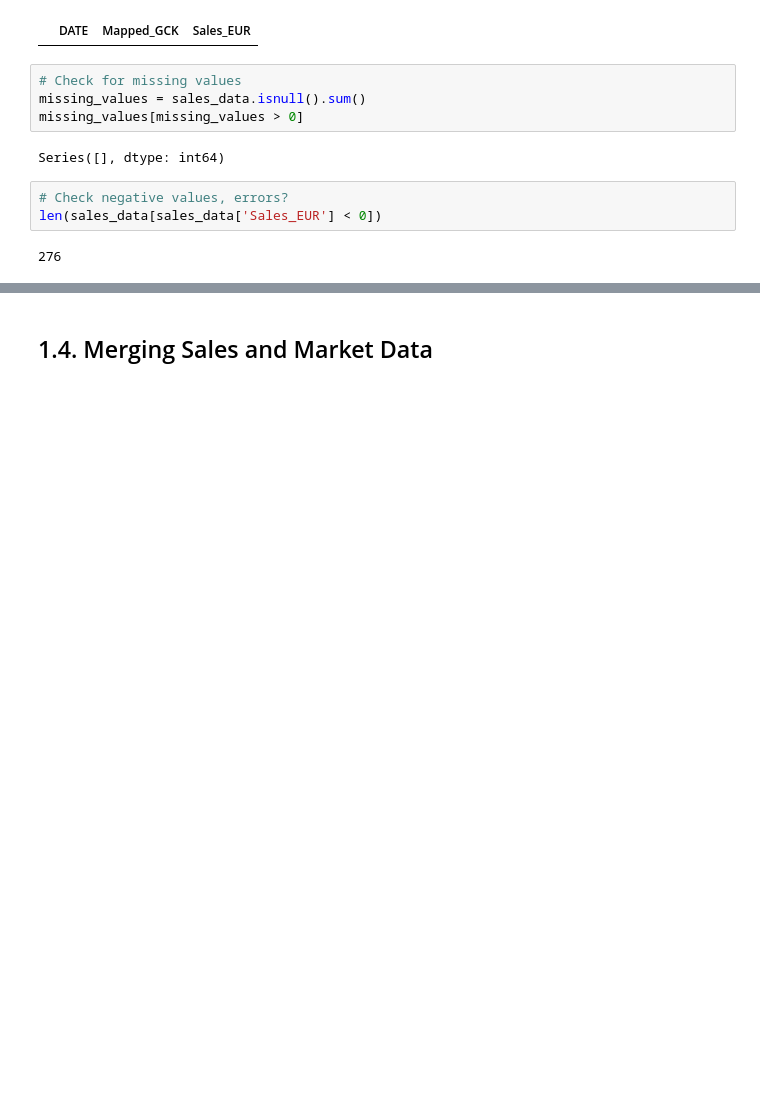
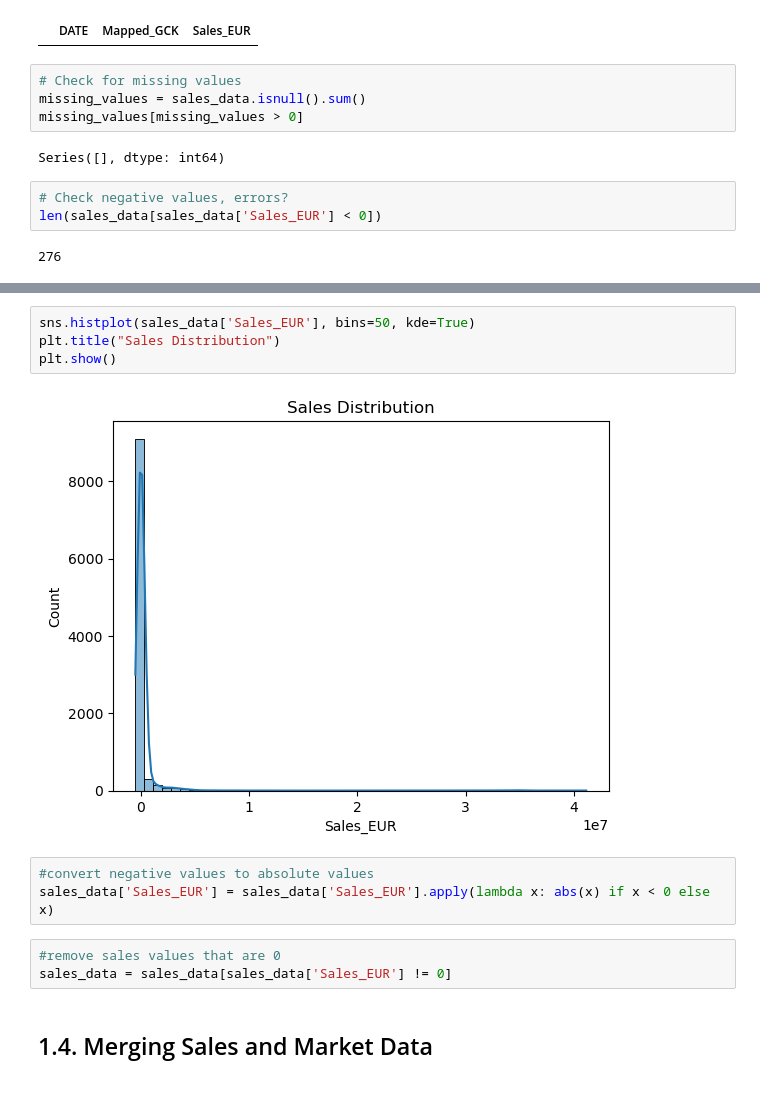
Before and after one commit to RubenCMarques/Case-2--Siemens-Sales-Forecast, a Jupyter notebook: Notebooks/Ingrid_workspace.ipynb, the cells around one changed output, grey strips where cells are left out. Saved outputs shown, nothing was run; the diff lists cells and outputs as text; blank space fills up the shorter version.

```diff
--- a/Notebooks/Ingrid_workspace.ipynb
+++ b/Notebooks/Ingrid_workspace.ipynb
@@ -379,3 +452,15 @@ len(sales_data[sales_data['Sales_EUR'] < 0])
+# %%
+sns.histplot(sales_data['Sales_EUR'], bins=50, kde=True)
+plt.title("Sales Distribution")
+plt.show()
+# %% [output]
+[figure, added]
+# %%
+#convert negative values to absolute values
+sales_data['Sales_EUR'] = sales_data['Sales_EUR'].apply(lambda x: abs(x) if x < 0 else x)
+# %%
+#remove sales values that are 0
+sales_data = sales_data[sales_data['Sales_EUR'] != 0]
 # %% [markdown]
 <a class="anchor" id="sub-section-1_4">
 
```
Also changed, not shown: parts of 33 cells of this notebook, 14 other files.
